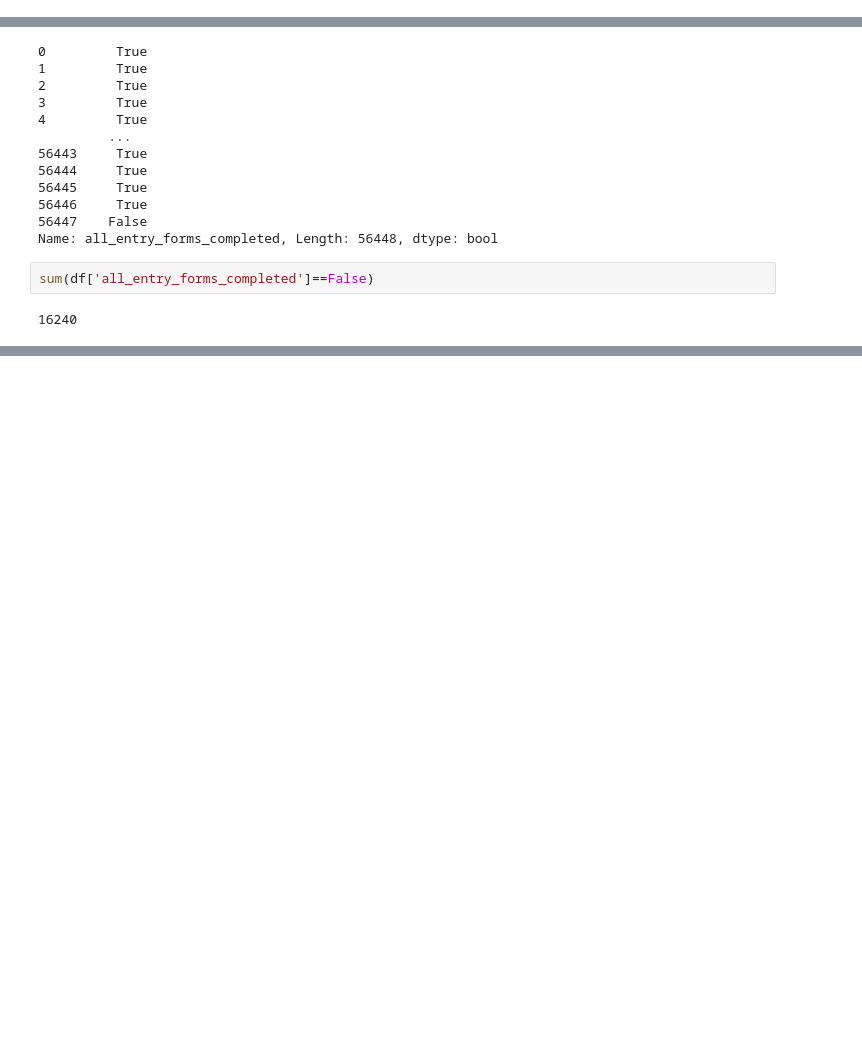
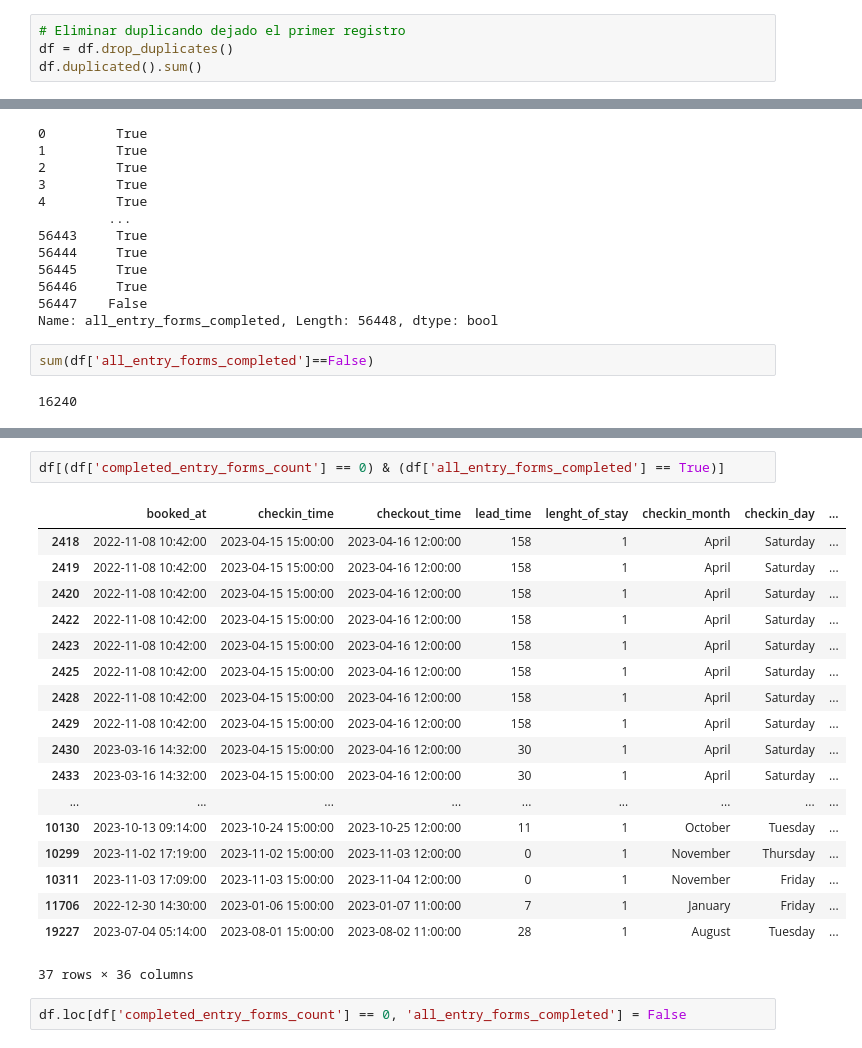
Before and after one commit to javierllorenteMon/RETO_06_VerdeOSCURO, a Jupyter notebook: 01-Limpieza.ipynb, the cells around one changed output, grey strips where cells are left out. Cells and saved outputs as stored; diff of their text form; blank space fills up the shorter version.

```diff
--- a/01-Limpieza.ipynb
+++ b/01-Limpieza.ipynb
@@ -126,0 +153,4 @@ memory usage: 15.5+ MB
+# %%
+# Eliminar duplicando dejado el primer registro
+df = df.drop_duplicates()
+df.duplicated().sum()
@@ -199,0 +260,23 @@ sum(df['all_entry_forms_completed']==False)
+# %%
+df[(df['completed_entry_forms_count'] == 0) & (df['all_entry_forms_completed'] == True)]
+# %% [output]
+|  | booked_at | checkin_time | checkout_time | lead_time | lenght_of_stay | checkin_month | checkin_day | ... |
+| 2418 | 2022-11-08 10:42:00 | 2023-04-15 15:00:00 | 2023-04-16 12:00:00 | 158 | 1 | April | Saturday | ... |
+| 2419 | 2022-11-08 10:42:00 | 2023-04-15 15:00:00 | 2023-04-16 12:00:00 | 158 | 1 | April | Saturday | ... |
+| 2420 | 2022-11-08 10:42:00 | 2023-04-15 15:00:00 | 2023-04-16 12:00:00 | 158 | 1 | April | Saturday | ... |
+| 2422 | 2022-11-08 10:42:00 | 2023-04-15 15:00:00 | 2023-04-16 12:00:00 | 158 | 1 | April | Saturday | ... |
+| 2423 | 2022-11-08 10:42:00 | 2023-04-15 15:00:00 | 2023-04-16 12:00:00 | 158 | 1 | April | Saturday | ... |
+| 2425 | 2022-11-08 10:42:00 | 2023-04-15 15:00:00 | 2023-04-16 12:00:00 | 158 | 1 | April | Saturday | ... |
+| 2428 | 2022-11-08 10:42:00 | 2023-04-15 15:00:00 | 2023-04-16 12:00:00 | 158 | 1 | April | Saturday | ... |
+| 2429 | 2022-11-08 10:42:00 | 2023-04-15 15:00:00 | 2023-04-16 12:00:00 | 158 | 1 | April | Saturday | ... |
+| 2430 | 2023-03-16 14:32:00 | 2023-04-15 15:00:00 | 2023-04-16 12:00:00 | 30 | 1 | April | Saturday | ... |
+| 2433 | 2023-03-16 14:32:00 | 2023-04-15 15:00:00 | 2023-04-16 12:00:00 | 30 | 1 | April | Saturday | ... |
+| ... | ... | ... | ... | ... | ... | ... | ... | ... |
+| 10130 | 2023-10-13 09:14:00 | 2023-10-24 15:00:00 | 2023-10-25 12:00:00 | 11 | 1 | October | Tuesday | ... |
+| 10299 | 2023-11-02 17:19:00 | 2023-11-02 15:00:00 | 2023-11-03 12:00:00 | 0 | 1 | November | Thursday | ... |
+| 10311 | 2023-11-03 17:09:00 | 2023-11-03 15:00:00 | 2023-11-04 12:00:00 | 0 | 1 | November | Friday | ... |
+| 11706 | 2022-12-30 14:30:00 | 2023-01-06 15:00:00 | 2023-01-07 11:00:00 | 7 | 1 | January | Friday | ... |
+| 19227 | 2023-07-04 05:14:00 | 2023-08-01 15:00:00 | 2023-08-02 11:00:00 | 28 | 1 | August | Tuesday | ... |
+37 rows × 36 columns
+# %%
+df.loc[df['completed_entry_forms_count'] == 0, 'all_entry_forms_completed'] = False
```
Also changed, not shown: parts of 23 cells of this notebook.
